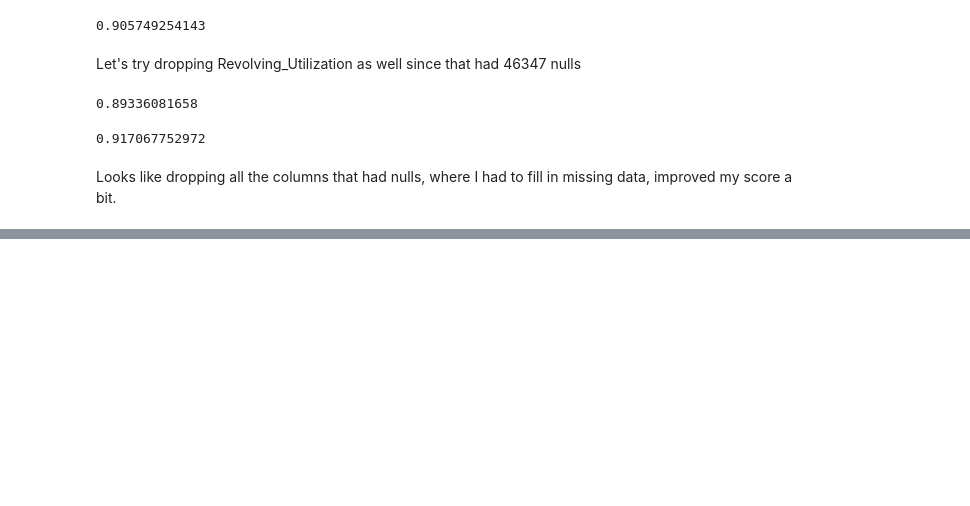
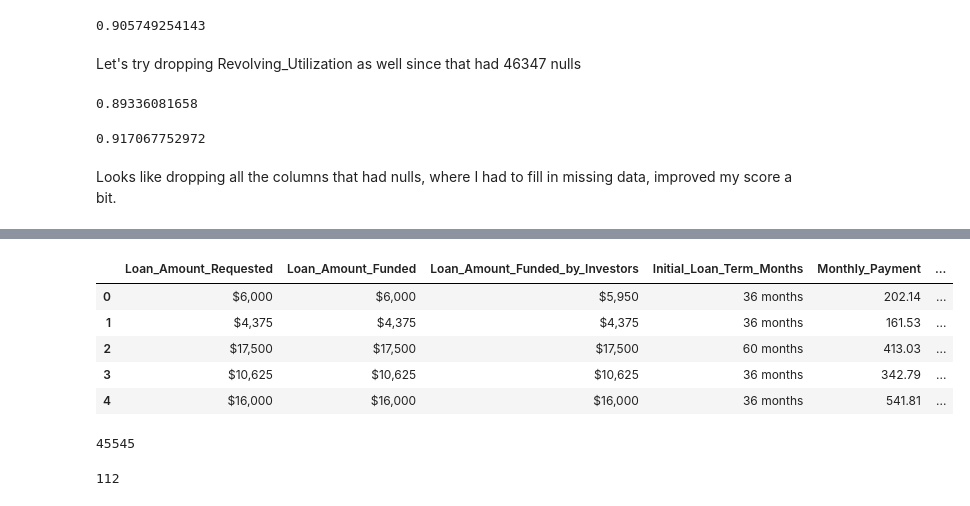
Before and after one commit to gnitnuj/NTL, a Jupyter notebook: NTL.ipynb, the cells around one changed output, grey strips where cells are left out. Saved outputs shown, nothing was run; the diff lists cells and outputs as text; code cells hidden in the pictures; blank space fills up the shorter version.

```diff
--- a/NTL.ipynb
+++ b/NTL.ipynb
@@ -948,0 +962,13 @@ np.savetxt("output6.csv", np.dstack((np.arange(0, output6.size),output6))[0],"%d
+# %%
+TEST.head()
+# %% [output]
+|  | Loan_Amount_Requested | Loan_Amount_Funded | Loan_Amount_Funded_by_Investors | Initial_Loan_Term_Months | Monthly_Payment | ... |
+| 0 | $6,000 | $6,000 | $5,950 | 36 months | 202.14 | ... |
+| 1 | $4,375 | $4,375 | $4,375 | 36 months | 161.53 | ... |
+| 2 | $17,500 | $17,500 | $17,500 | 60 months | 413.03 | ... |
+| 3 | $10,625 | $10,625 | $10,625 | 36 months | 342.79 | ... |
+| 4 | $16,000 | $16,000 | $16,000 | 36 months | 541.81 | ... |
+# %%
+pd.unique(TRAIN.Loan_Title.ravel()).size
+# %% [output]
+45545
@@ -948,0 +977,4 @@ np.savetxt("output6.csv", np.dstack((np.arange(0, output6.size),output6))[0],"%d
+# %%
+pd.unique(TRAIN.Collections_12Mo_Exclude_Med.ravel()).size
+# %% [output]
+112
```
Also changed, not shown: parts of 16 cells of this notebook, 1 other file.
